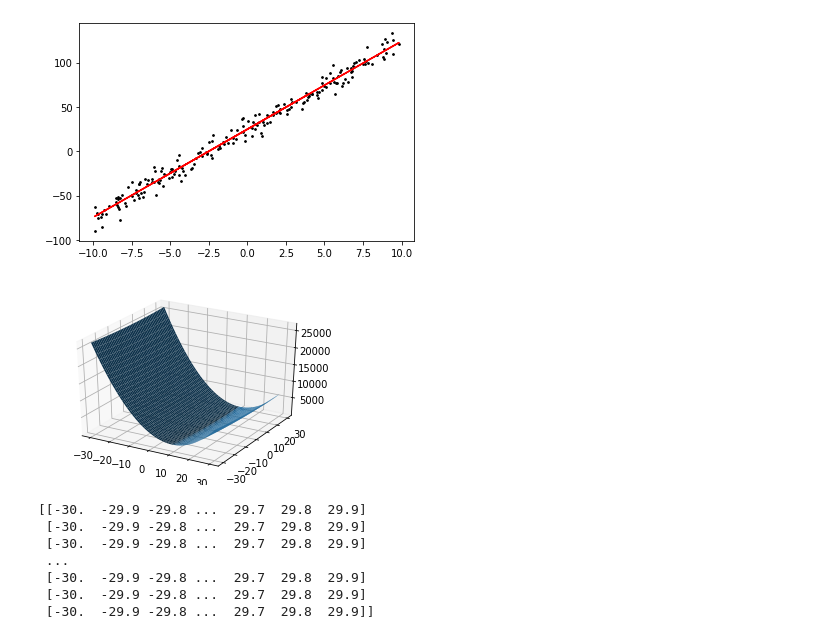
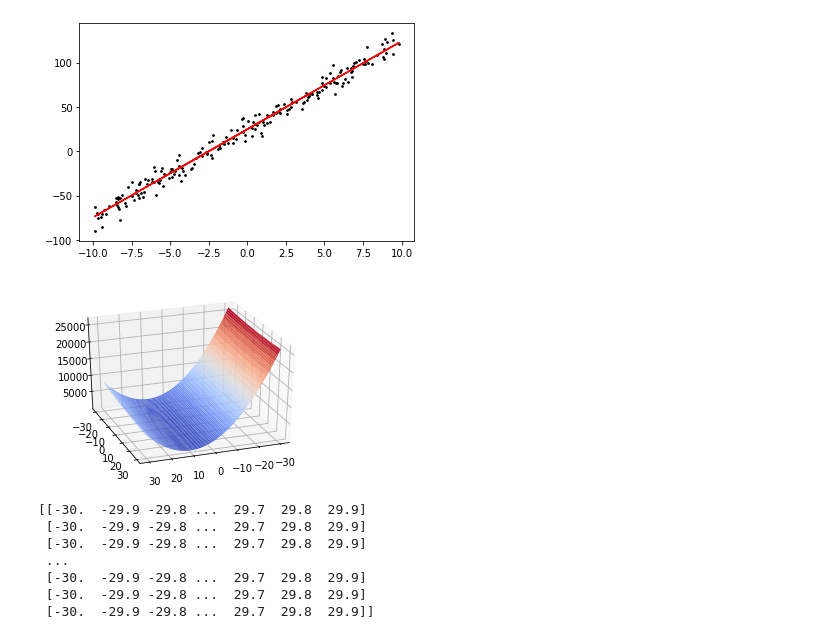
Before and after one commit to suulee/Machine-learning, a Jupyter notebook: assignment03/assignment03.ipynb, the cells around one changed output. Cells and saved outputs as stored; diff of their text form; code cells hidden in the pictures.

Commit message:
energy surface: color, view change

```diff
--- a/assignment03/assignment03.ipynb
+++ b/assignment03/assignment03.ipynb
@@ -101,10 +105,11 @@ xx,yy=np.meshgrid(x_cost,y_cost)
 # %%
 plt.figure(figsize=(5,3.5))
 ax=plt.subplot(1,1,1,projection='3d')
-ax.plot_surface(xx,yy,temp)
+ax.plot_surface(xx,yy,temp,cmap=cm.coolwarm)
+ax.view_init(30,70)
 plt.show()
 # %% [output]
-[figure, old version]
+[figure, new version]
 # %%
 print(xx)
 # %% [output]
```
Also changed, not shown: parts of 3 cells of this notebook.
